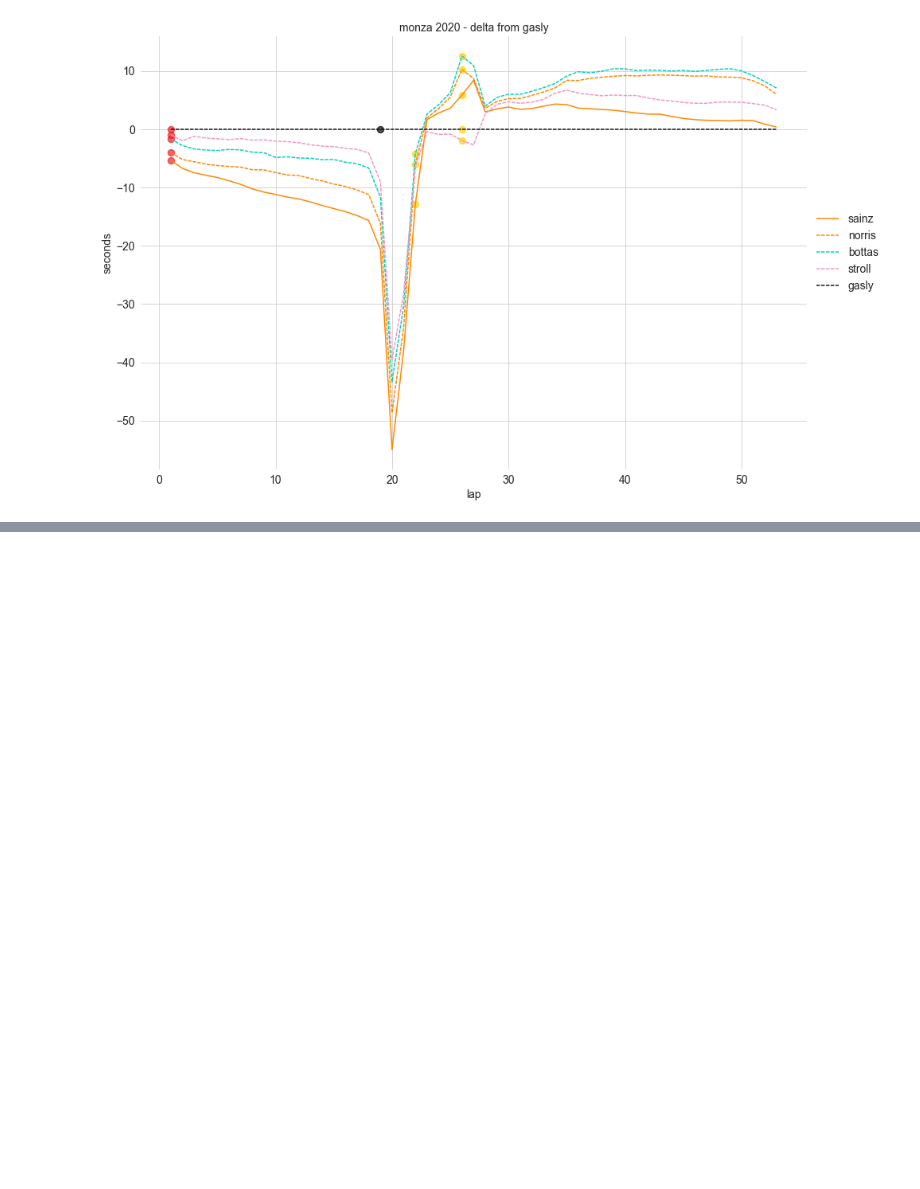
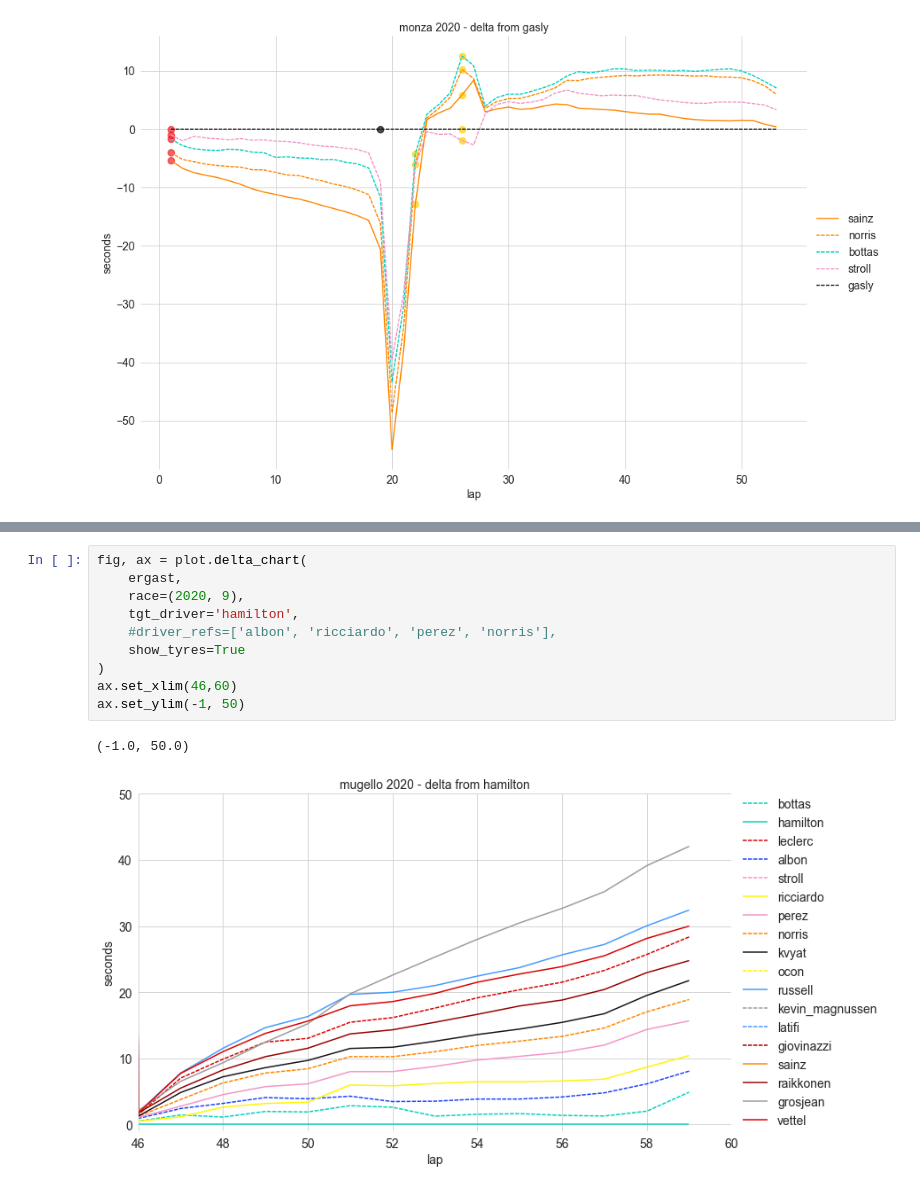
Before and after one commit to luke-bassett/f1-analysis, a Jupyter notebook: f1-analysis/Example.ipynb, the cells around one changed output, grey strips where cells are left out. Saved outputs shown, nothing was run; the diff lists cells and outputs as text; blank space fills up the shorter version.

```diff
--- a/f1-analysis/Example.ipynb
+++ b/f1-analysis/Example.ipynb
@@ -75,0 +82,13 @@ fig, ax = plot.delta_chart(
+# %%
+fig, ax = plot.delta_chart(
+    ergast,
+    race=(2020, 9),
+    tgt_driver='hamilton',
+    #driver_refs=['albon', 'ricciardo', 'perez', 'norris'],
+    show_tyres=True
+)
+ax.set_xlim(46,60)
+ax.set_ylim(-1, 50)
+# %% [output]
+(-1.0, 50.0)
+[figure, added]
```
Also changed, not shown: parts of 3 cells of this notebook, 2 other files.
